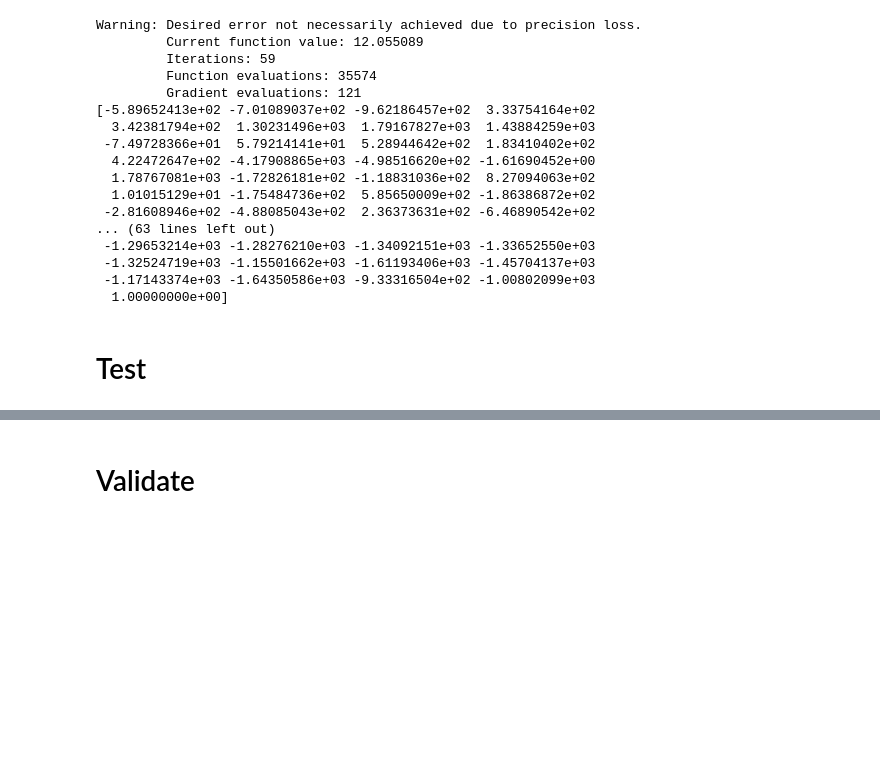
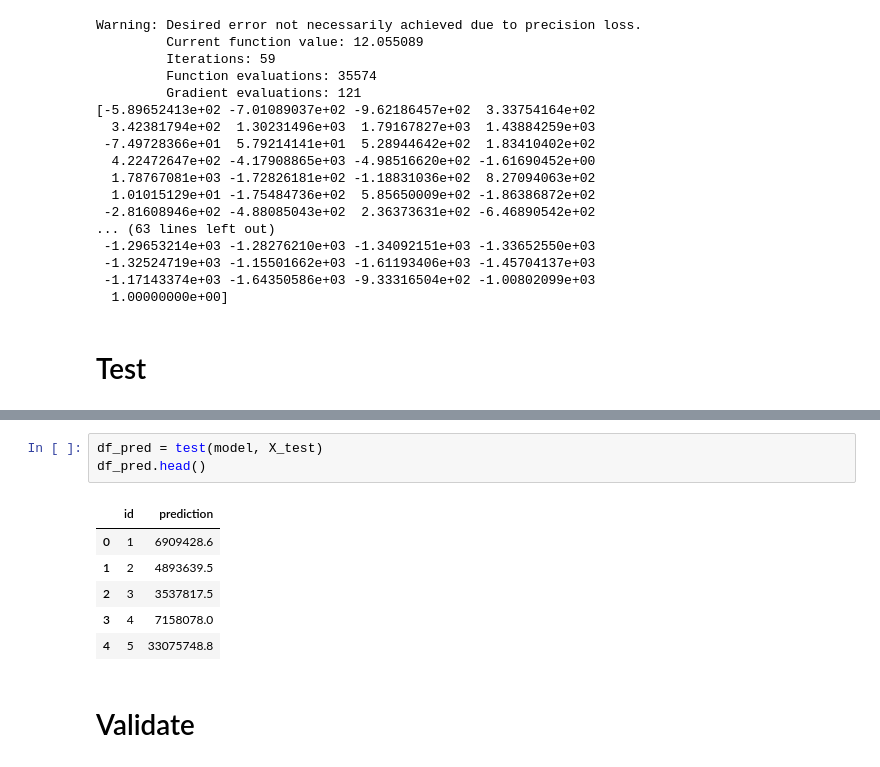
Before and after one commit to scikodot/msu-share, a Jupyter notebook: ml/competition02/competition02.ipynb, the cells around one changed output, grey strips where cells are left out. Cells and saved outputs as stored; diff of their text form; blank space fills up the shorter version.

```diff
--- a/ml/competition02/competition02.ipynb
+++ b/ml/competition02/competition02.ipynb
@@ -804,3 +978,13 @@ df_pred.head()
+# %%
+df_pred = test(model, X_test)
+df_pred.head()
+# %% [output]
+|  | id | prediction |
+| 0 | 1 | 6909428.6 |
+| 1 | 2 | 4893639.5 |
+| 2 | 3 | 3537817.5 |
+| 3 | 4 | 7158078.0 |
+| 4 | 5 | 33075748.8 |
 # %% [markdown]
 # Validate
 # %%
```
Also changed, not shown: parts of 51 cells of this notebook, 1 other file.
